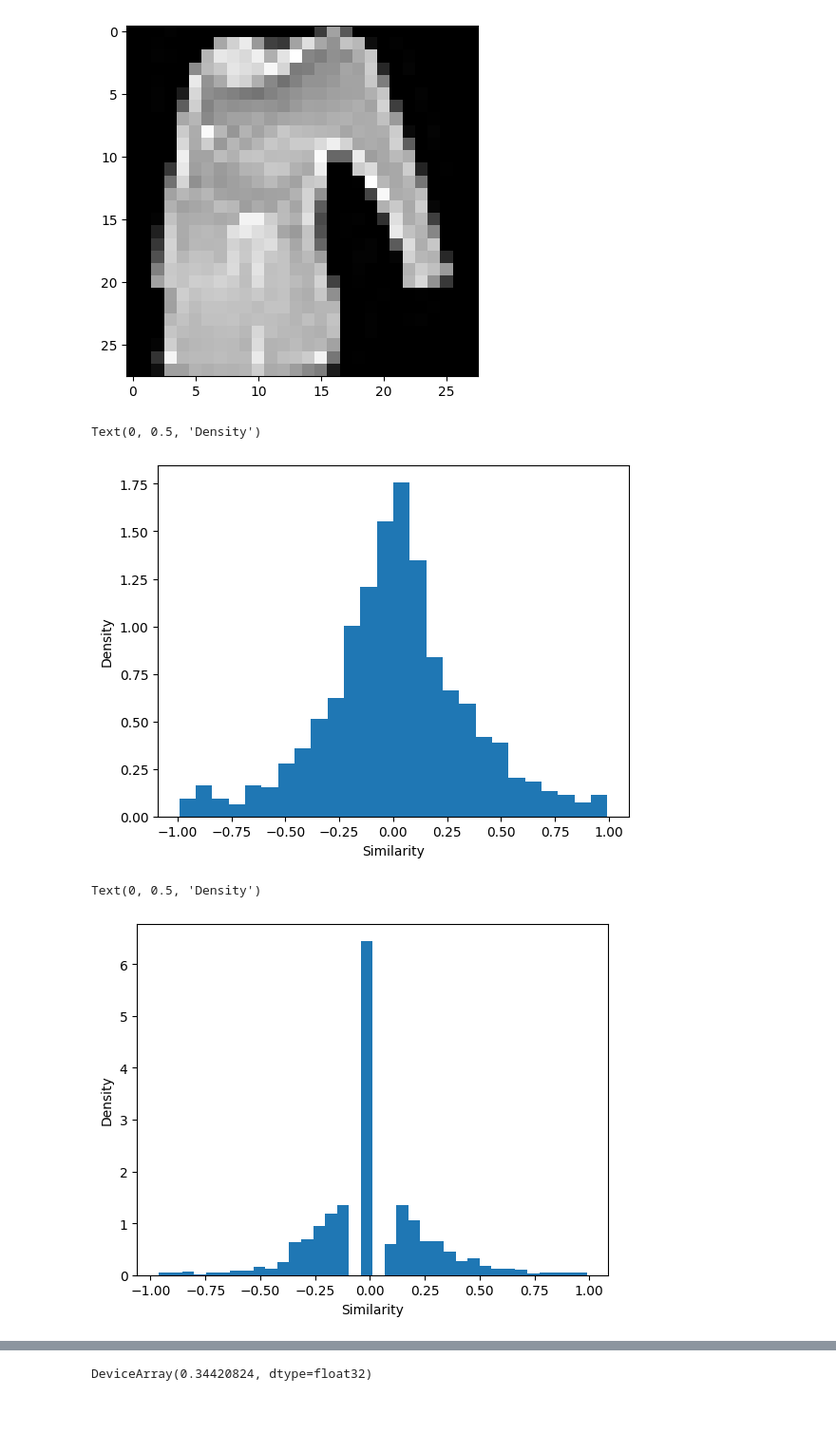
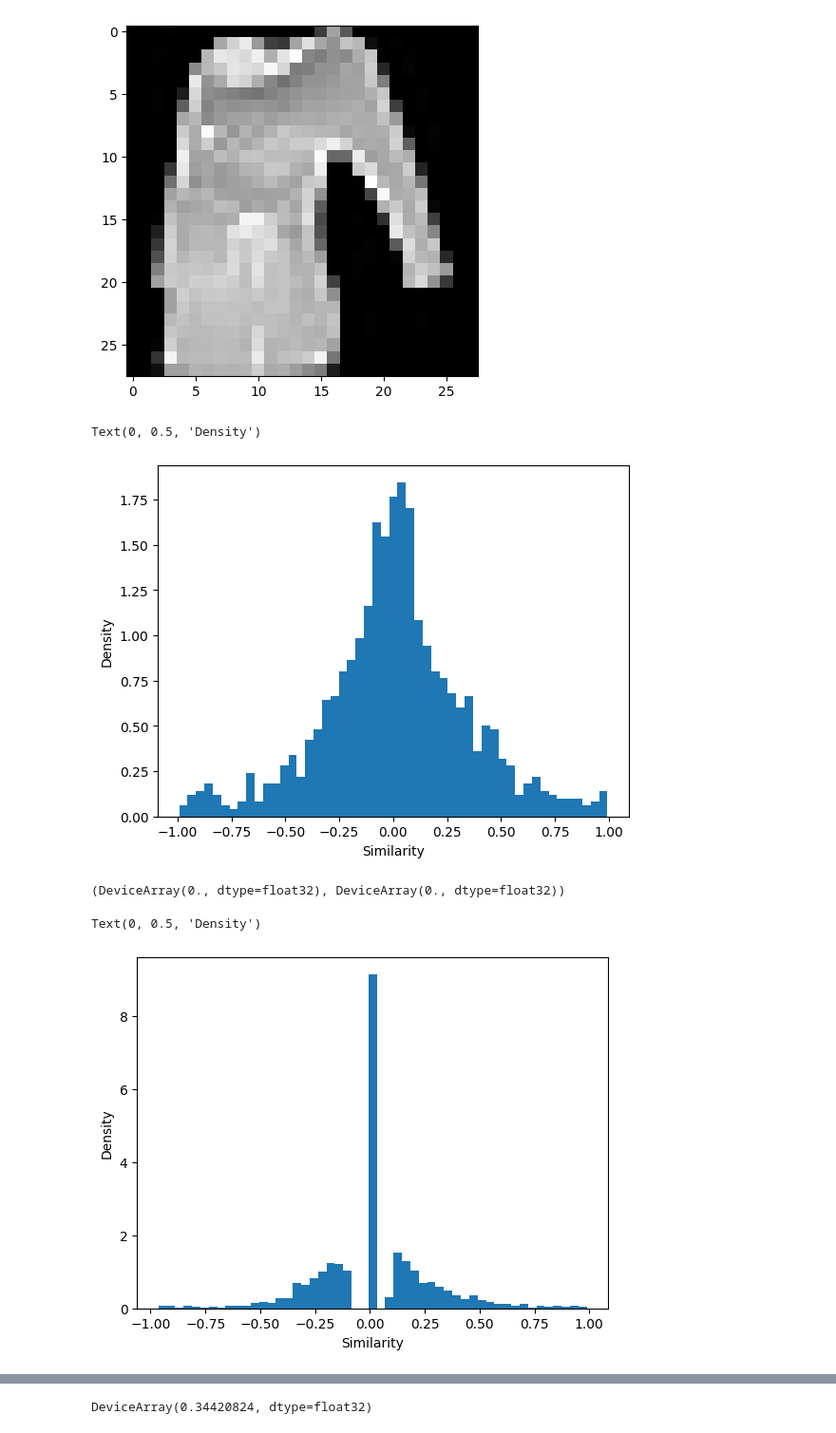
Before and after one commit to wilkieolin/phasor_jax, a Jupyter notebook: sparsity test.ipynb, the cells around one changed output, grey strips where cells are left out. Shown at 95% size. Cells and saved outputs as stored; diff of their text form; code cells hidden in the pictures.

Commit message:
updating methods for testing sparsity of networks

```diff
--- a/sparsity test.ipynb
+++ b/sparsity test.ipynb
@@ -49,13 +49,24 @@ def mlp(x,
     if spiking:
         x = phase_to_train(x)
 
-    x = conv_1d(128)(x, spiking=spiking, **kwargs)
-    x = conv_1d(10)(x,  spiking=spiking, **kwargs)
+    x0 = conv_1d(128)(x, spiking=spiking, **kwargs)
+    x1 = conv_1d(10)(x0,  spiking=spiking, **kwargs)
 
     if spiking:
-        x = train_to_phase(x, offset=0.25)
+        p = train_to_phase(x1, offset=0.25)
+        #best_cycle = dphase_min(p)
+        best_cycle = -1
+        p = p[:,:,best_cycle]
 
-    return x
+        sp_0 = spiking_sparsity(x0)
+        sp_1 = spiking_sparsity(x1)
+
+        return p, (sp_0, sp_1)
+    else:
+        sp_0 = matrix_sparsity(x0)
+        sp_1 = matrix_sparsity(x1)
+
+        return x1, (sp_0, sp_1)
 # %%
 #declare the model as a transformation
 model = hk.transform(mlp)
@@ -84,23 +95,27 @@ b x y c ->  (128, 28, 28, 1)
 #sample the initial similarities the model produces between an
 # image and the class codebook.
 
-pred = model.apply(params, key, x)
+pred, sp = model.apply(params, key, x)
 
-plt.hist(np.array(pred.ravel()), bins=26, density=True)
+plt.hist(np.array(pred.ravel()), bins=51, density=True)
 plt.xlabel("Similarity")
 plt.ylabel("Density")
 # %% [output]
 Text(0, 0.5, 'Density')
-[figure, old version]
+[figure, new version]
+# %%
+sp
+# %% [output]
+(DeviceArray(0., dtype=float32), DeviceArray(0., dtype=float32))
 # %%
 #sample the initial similarities the model produces between an
 # image and the class codebook.
 
-pred = model.apply(params, key, x, mask_angle = 0.10)
+pred, sp = model.apply(params, key, x, mask_angle = 0.10, spiking=False)
 
-plt.hist(np.array(pred.ravel()), bins=36, density=True)
+plt.hist(np.array(pred.ravel()), bins=51, density=True)
 plt.xlabel("Similarity")
 plt.ylabel("Density")
 # %% [output]
 Text(0, 0.5, 'Density')
-[figure, old version]
+[figure, new version]
```
Also changed, not shown: parts of 29 cells of this notebook, 3 other files.
